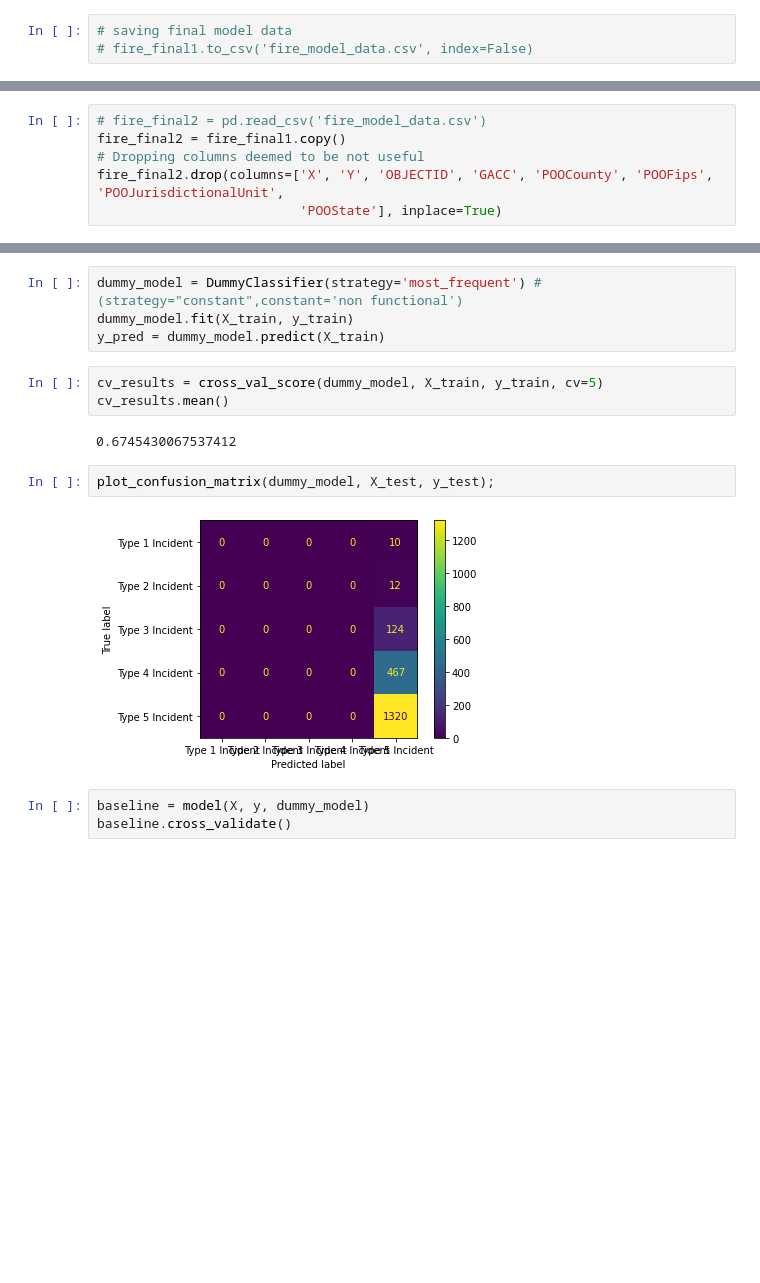
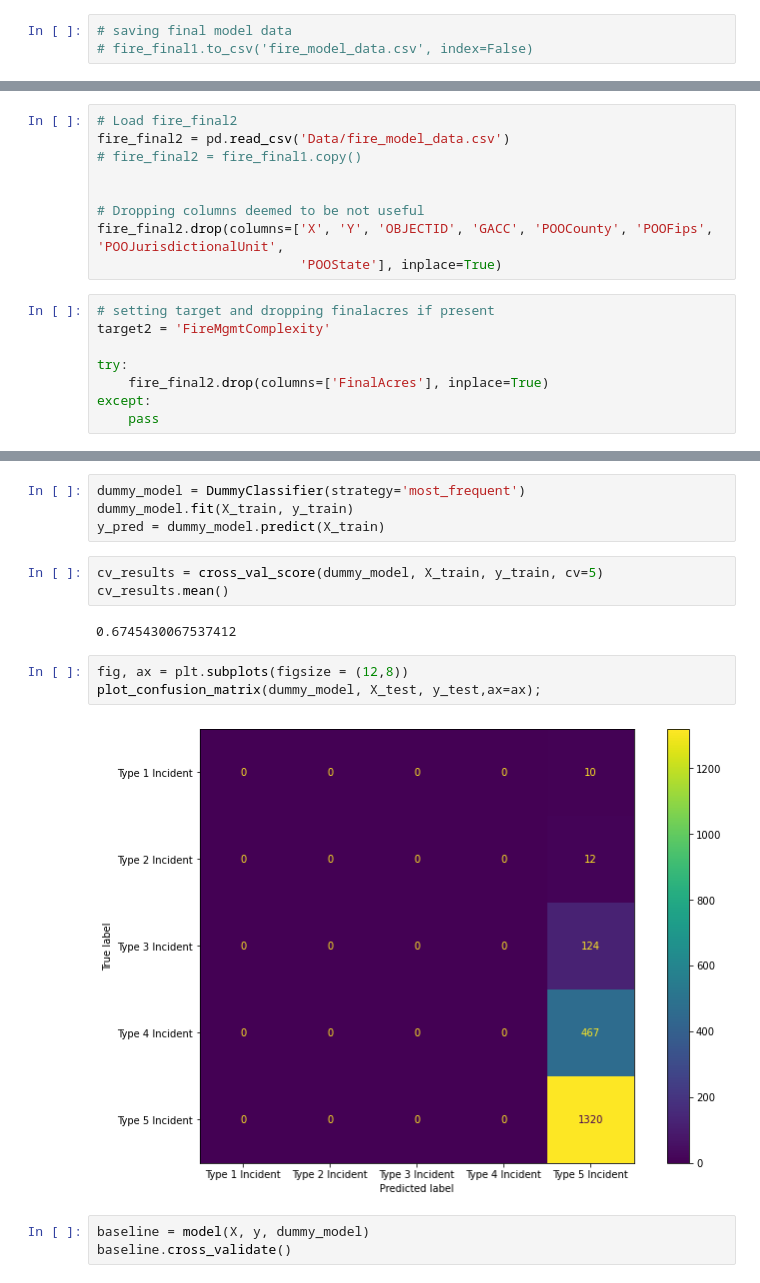
Before and after one commit to KeananG/ClassiFire, a Jupyter notebook: Modeling.ipynb, the cells around one changed output, grey strips where cells are left out. Saved outputs shown, nothing was run; the diff lists cells and outputs as text; blank space fills up the shorter version.

```diff
--- a/Modeling.ipynb
+++ b/Modeling.ipynb
@@ -1810,7 +1916,18 @@ fire_elevation = fire_final1[['OBJECTID','elevation']]
 # %%
-# fire_final2 = pd.read_csv('fire_model_data.csv')
-fire_final2 = fire_final1.copy()
+# Load fire_final2
+fire_final2 = pd.read_csv('Data/fire_model_data.csv')
+# fire_final2 = fire_final1.copy()
+
+
 # Dropping columns deemed to be not useful
 fire_final2.drop(columns=['X', 'Y', 'OBJECTID', 'GACC', 'POOCounty', 'POOFips', 'POOJurisdictionalUnit',
                           'POOState'], inplace=True)
+# %%
+# setting target and dropping finalacres if present
+target2 = 'FireMgmtComplexity'
+
+try:
+    fire_final2.drop(columns=['FinalAcres'], inplace=True)
+except:
+    pass
 # %% [markdown]
@@ -1854,7 +1976,7 @@ Type 2 Incident    0.008451
 Type 1 Incident    0.004312
 Name: FireMgmtComplexity, dtype: float64
 # %%
-dummy_model = DummyClassifier(strategy='most_frequent') #(strategy="constant",constant='non functional')
+dummy_model = DummyClassifier(strategy='most_frequent')
 dummy_model.fit(X_train, y_train)
 y_pred = dummy_model.predict(X_train)
 # %%
@@ -1862,10 +1984,11 @@ cv_results = cross_val_score(dummy_model, X_train, y_train, cv=5)
 cv_results.mean()
 # %% [output]
 0.6745430067537412
-# %%
-plot_confusion_matrix(dummy_model, X_test, y_test);
-# %% [output]
-[figure, removed]
+# %%
+fig, ax = plt.subplots(figsize = (12,8))
+plot_confusion_matrix(dummy_model, X_test, y_test,ax=ax);
+# %% [output]
+[figure, added]
 # %%
 baseline = model(X, y, dummy_model)
 baseline.cross_validate()
```
Also changed, not shown: parts of 74 cells of this notebook.
